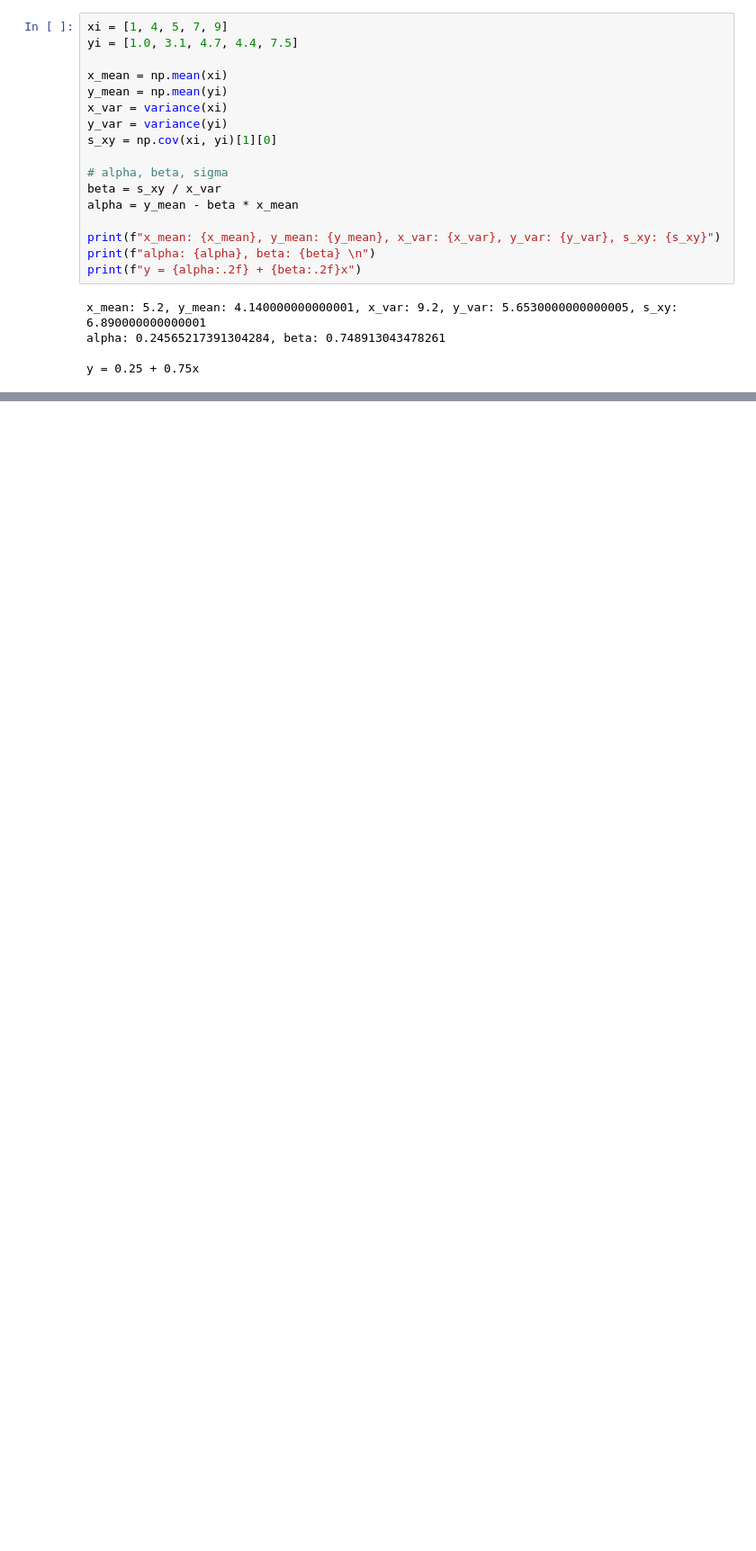
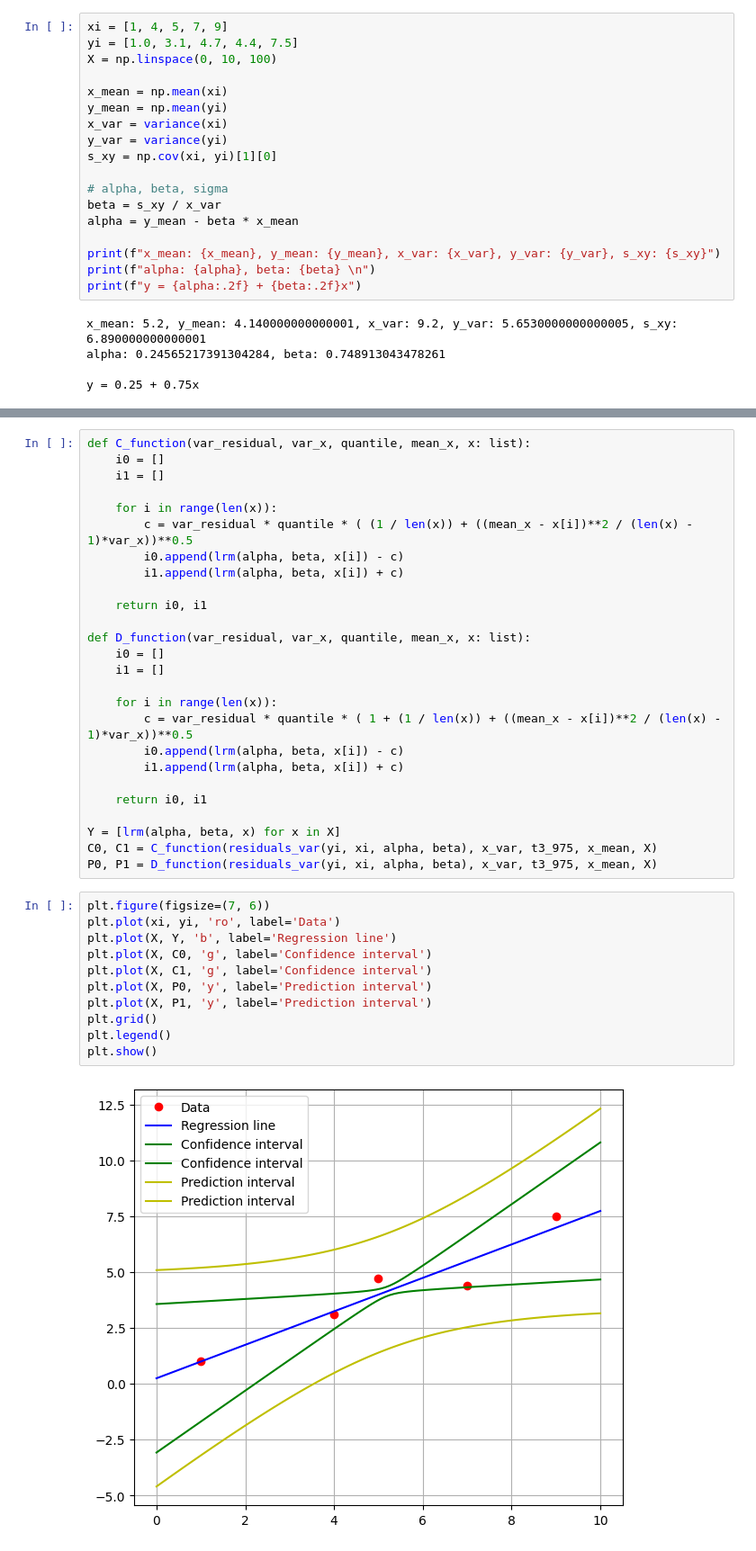
Before and after one commit to tombk556/Mehrdim.-Datenanalyse-und-stat.-Lernverfahren, a Jupyter notebook: Python/main.ipynb, the cells around one changed output, grey strips where cells are left out. Shown: that part at 90% size. Saved outputs shown, nothing was run; the diff lists cells and outputs as text; blank space fills up the shorter version.

```diff
--- a/Python/main.ipynb
+++ b/Python/main.ipynb
@@ -74,6 +70,7 @@ def s_beta2(x, var_x, var_residuals):
 # %%
 xi = [1, 4, 5, 7, 9]
 yi = [1.0, 3.1, 4.7, 4.4, 7.5]
+X = np.linspace(0, 10, 100)
 
 x_mean = np.mean(xi)
 y_mean = np.mean(yi)
@@ -116,0 +106,39 @@ alpha: 0.24565217391304284, s_alpha: 0.6144502205419031, I_alpha: [-2.2489317428
+# %%
+def C_function(var_residual, var_x, quantile, mean_x, x: list):
+    i0 = []
+    i1 = []
+
+    for i in range(len(x)):
+        c = var_residual * quantile * ( (1 / len(x)) + ((mean_x - x[i])**2 / (len(x) - 1)*var_x))**0.5
+        i0.append(lrm(alpha, beta, x[i]) - c)
+        i1.append(lrm(alpha, beta, x[i]) + c)
+
+    return i0, i1
+
+def D_function(var_residual, var_x, quantile, mean_x, x: list):
+    i0 = []
+    i1 = []
+
+    for i in range(len(x)):
+        c = var_residual * quantile * ( 1 + (1 / len(x)) + ((mean_x - x[i])**2 / (len(x) - 1)*var_x))**0.5
+        i0.append(lrm(alpha, beta, x[i]) - c)
+        i1.append(lrm(alpha, beta, x[i]) + c)
+
+    return i0, i1
+
+Y = [lrm(alpha, beta, x) for x in X]
+C0, C1 = C_function(residuals_var(yi, xi, alpha, beta), x_var, t3_975, x_mean, X)
+P0, P1 = D_function(residuals_var(yi, xi, alpha, beta), x_var, t3_975, x_mean, X)
+# %%
+plt.figure(figsize=(7, 6))
+plt.plot(xi, yi, 'ro', label='Data')
+plt.plot(X, Y, 'b', label='Regression line')
+plt.plot(X, C0, 'g', label='Confidence interval')
+plt.plot(X, C1, 'g', label='Confidence interval')
+plt.plot(X, P0, 'y', label='Prediction interval')
+plt.plot(X, P1, 'y', label='Prediction interval')
+plt.grid()
+plt.legend()
+plt.show()
+# %% [output]
+[figure, added]
```
Also changed, not shown: parts of 6 cells of this notebook.
